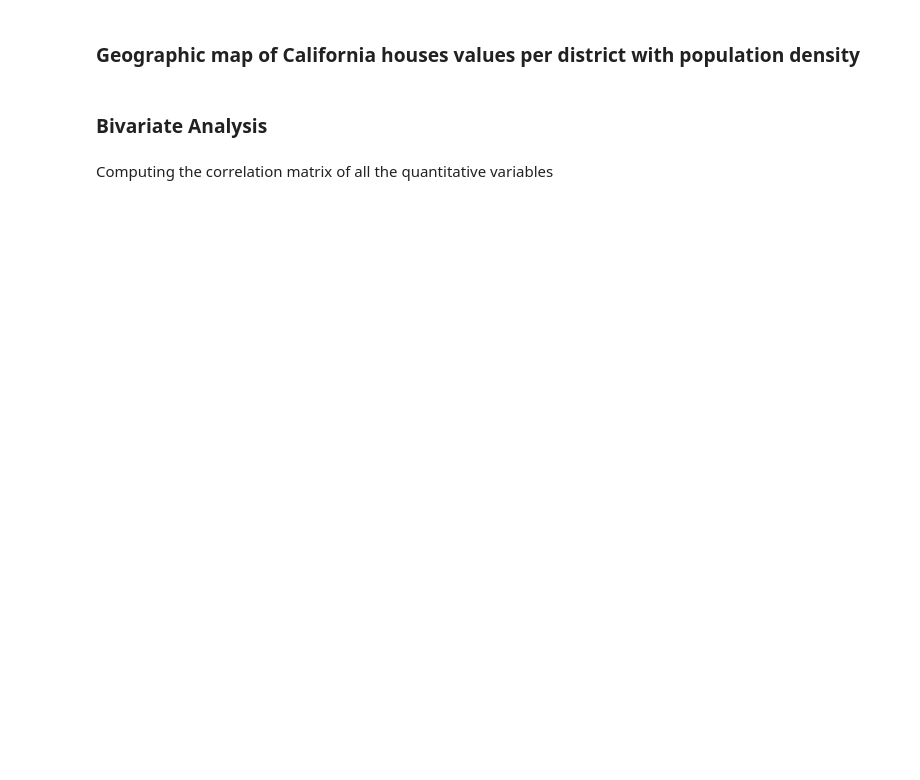
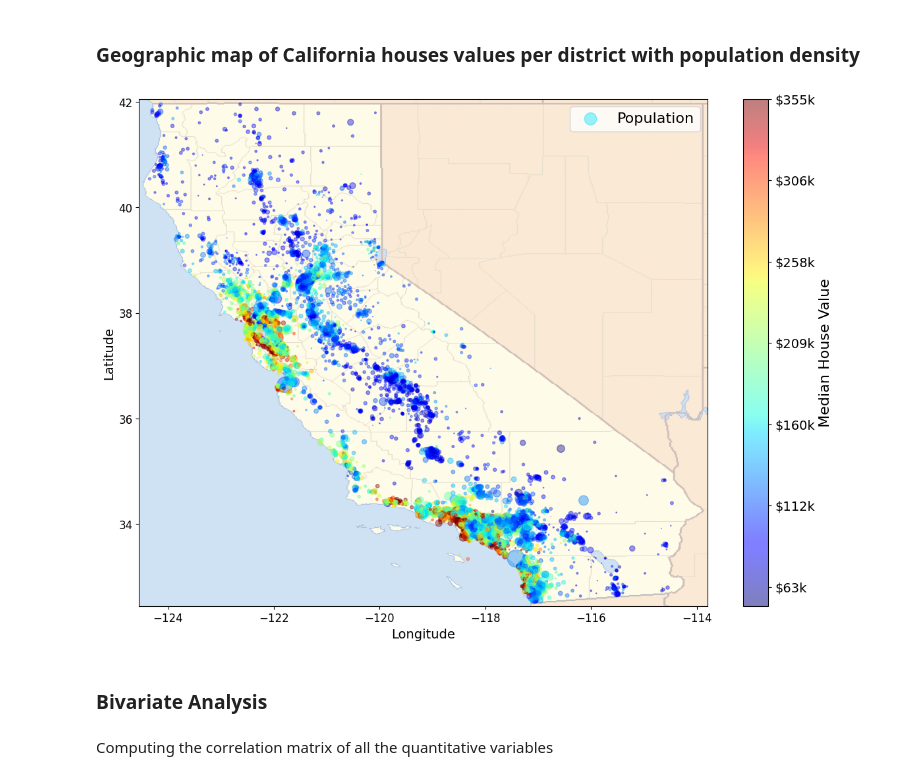
Before and after one commit to castille-vllt/california-housing-ml, a Jupyter notebook: California_Housing_Machine_Learning.ipynb, the cells around one changed output. Drawn from its saved outputs; the diff is of its cells as text; code cells hidden in the pictures; blank space fills up the shorter version.

```diff
--- a/California_Housing_Machine_Learning.ipynb
+++ b/California_Housing_Machine_Learning.ipynb
@@ -30,6 +30,11 @@ warnings.filterwarnings(action="ignore", message="^internal gelsd")
 # %% [markdown]
 **Importing the \<California_Houses.csv> dataset**
 # %%
-df = pd.read_csv("California_Houses.csv")
-print(df.head)
+import pandas as pd
+
+url = "https://raw.githubusercontent.com/castille-vllt/california-housing-ml/main/California_Houses.csv"
+
+df = pd.read_csv(url)
+
+print(df.head())
 # %% [output]
@@ -200,24 +352,53 @@ plt.show()
 # %%
 import warnings
 warnings.filterwarnings("ignore")
 
 import matplotlib.image as mpimg
-california_img=mpimg.imread("california.png")
-ax = houses_df.plot(kind="scatter", x="Longitude", y="Latitude", figsize=(14,10),
-                       s=houses_df['Population']/100, label="Population",
-                       c="Median_House_Value", cmap=plt.get_cmap("jet"),colorbar=False, alpha=0.4)
-plt.imshow(california_img, extent=[-124.55, -113.80, 32.45, 42.05], alpha=0.5,cmap=plt.get_cmap("jet"))
+import requests
+from io import BytesIO
+
+# Load California map directly from GitHub
+url = "https://raw.githubusercontent.com/castille-vllt/california-housing-ml/main/california.png"
+response = requests.get(url)
+california_img = mpimg.imread(BytesIO(response.content))
+
+ax = houses_df.plot(
+    kind="scatter",
+    x="Longitude",
+    y="Latitude",
+    figsize=(14, 10),
+    s=houses_df["Population"] / 100,
+    label="Population",
+    c="Median_House_Value",
+    cmap=plt.get_cmap("jet"),
+    colorbar=False,
+    alpha=0.4
+)
+
+plt.imshow(
+    california_img,
+    extent=[-124.55, -113.80, 32.45, 42.05],
+    alpha=0.5,
+    cmap=plt.get_cmap("jet")
+)
+
 plt.ylabel("Latitude", fontsize=14)
 plt.xlabel("Longitude", fontsize=14)
 
 prices = houses_df["Median_House_Value"]
 tick_values = np.linspace(prices.min(), prices.max(), 11)
+
 cbar = plt.colorbar()
-cbar.ax.set_yticklabels(["$%dk"%(round(v/1000)) for v in tick_values], fontsize=14)
-cbar.set_label('Median House Value', fontsize=16)
+cbar.ax.set_yticklabels(
+    ["$%dk" % round(v / 1000) for v in tick_values],
+    fontsize=14
+)
+cbar.set_label("Median House Value", fontsize=16)
 
 plt.legend(fontsize=16)
 plt.show()
+# %% [output]
+[figure, added]
 # %% [markdown]
 ### Bivariate Analysis
 # %% [markdown]
```
Also changed, not shown: parts of 57 cells of this notebook.
